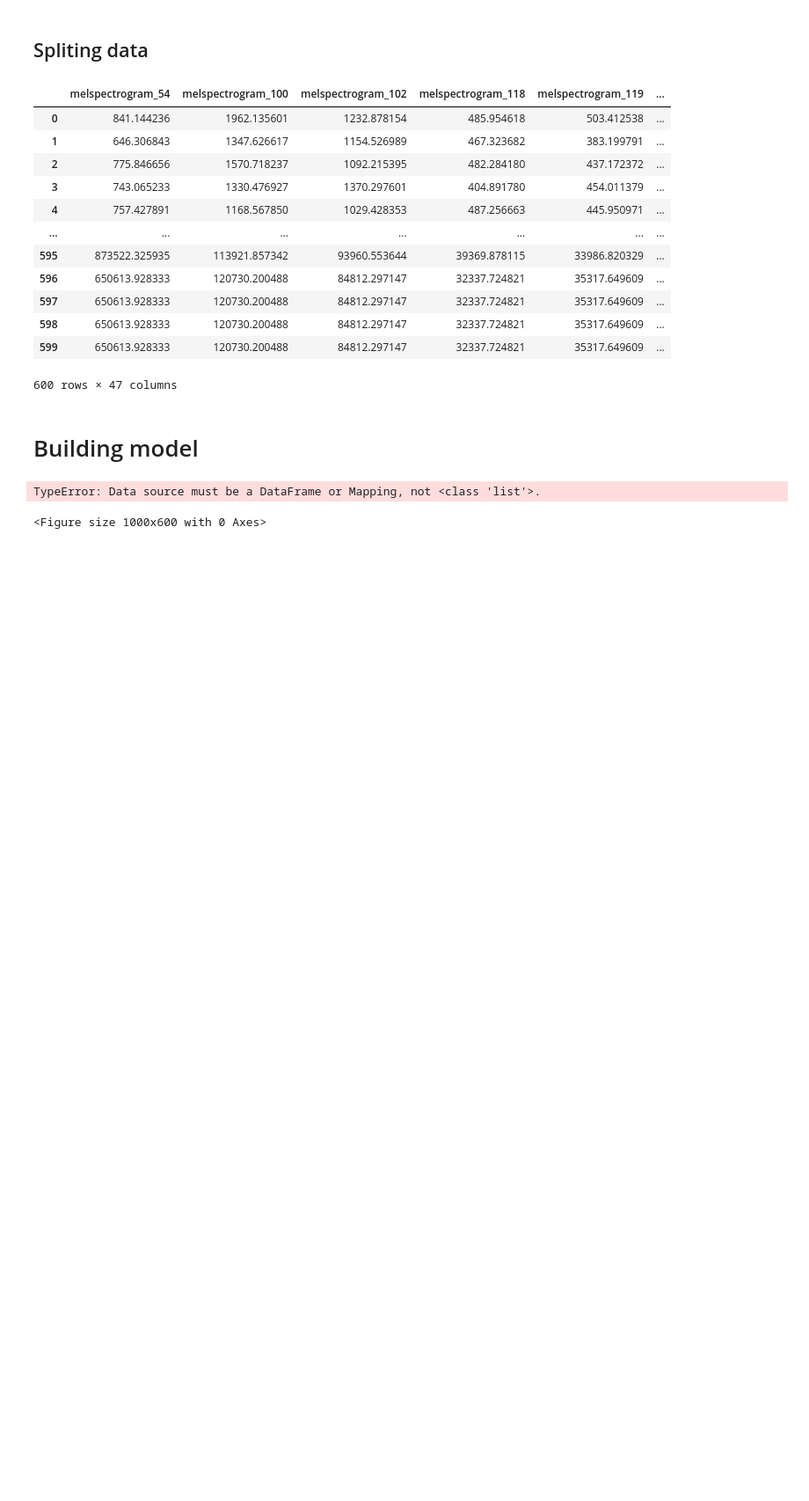
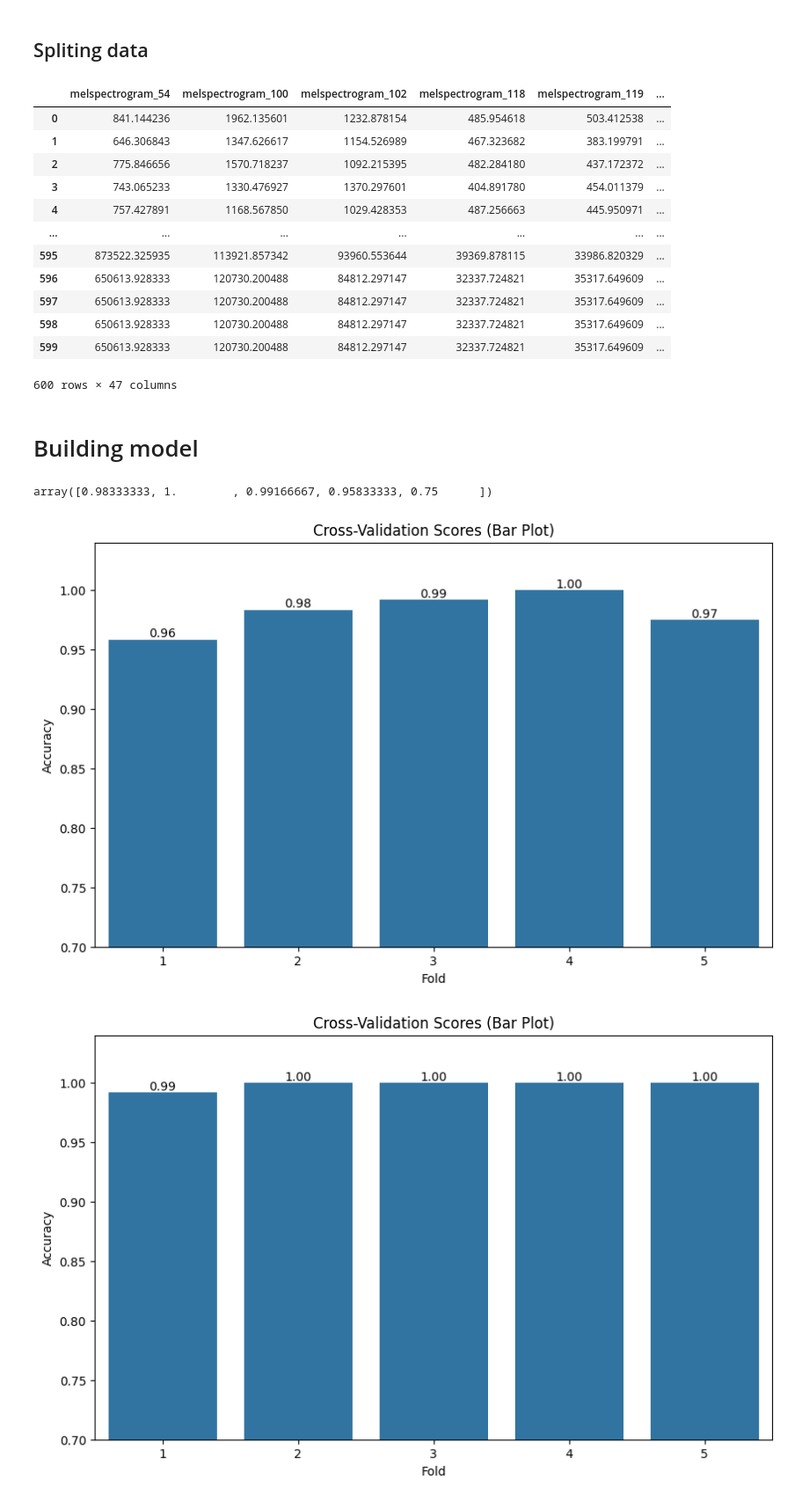
Before and after one commit to Mikaelow/Praca-inzynierska, a Jupyter notebook: lozyska.ipynb, the cells around one changed output. Shown: that part at 88% size. Saved outputs shown, nothing was run; the diff lists cells and outputs as text; code cells hidden in the pictures; blank space fills up the shorter version.

Commit message:
added models and improve features

```diff
--- a/lozyska.ipynb
+++ b/lozyska.ipynb
@@ -377,8 +375,15 @@ from sklearn.model_selection import cross_val_score
 bearing_model_tree = DecisionTreeClassifier(random_state=0)
 
 # Define the model random forest
-bearing_model_rf = RandomForestRegressor(random_state=0)
+bearing_model_rf = RandomForestClassifier(random_state=0)
+
+# Define the model gradient boosting
+bearing_model_gb = GradientBoostingClassifier(random_state=0)
 
 # Perform cross-validation
-cv_scores_tree = cross_val_score(bearing_model_tree, X, y, cv=5)  # Using 5-fold cross-validation
+cv_scores_tree = cross_val_score(bearing_model_tree, X, y, cv=5)
 cv_scores_rf = cross_val_score(bearing_model_rf, X, y, cv=5)
+cv_scores_gb = cross_val_score(bearing_model_gb, X, y, cv=5)
+cv_scores_gb
+# %% [output]
+array([0.98333333, 1.        , 0.99166667, 0.95833333, 0.75      ])
@@ -390,31 +390,30 @@ cv_scores_df = [cv_scores_tree_df, cv_scores_rf]
+# %%
+cv_scores = [cv_scores_tree, cv_scores_rf, cv_scores_gb]
 # %%
-def show_plots(cv_scores_df)
-    # Box plot
-    plt.figure(figsize=(10, 6))
-    sns.boxplot(data=cv_scores_df, y='CV Score')
-    plt.title('Cross-Validation Scores (Box Plot)')
-    plt.ylabel('Accuracy')
-    plt.show()
+def show_plots(cv_scores):
 
     # Bar plot with annotations
     plt.figure(figsize=(10, 6))
     bars = sns.barplot(x=np.arange(1, len(cv_scores) + 1), y=cv_scores)
     plt.title('Cross-Validation Scores (Bar Plot)')
     plt.xlabel('Fold')
     plt.ylabel('Accuracy')
-    plt.ylim(0.8, 1.04)  # Assuming accuracy ranges from 0 to 1
+    plt.ylim(0.70, 1.04)  # Assuming accuracy ranges from 0 to 1
 
     # Annotate each bar with its value
     for bar in bars.patches:
         height = bar.get_height()
         plt.text(
             bar.get_x() + bar.get_width() / 2,
             height,
             f'{height:.2f}',
             ha='center',
             va='bottom'
         )
     plt.show()
+show_plots(cv_scores[0])
+show_plots(cv_scores[1])
+show_plots(cv_scores[2])
 # %% [output]
-TypeError: Data source must be a DataFrame or Mapping, not <class 'list'>.
-<Figure size 1000x600 with 0 Axes>
+[figure, added]
+[figure, added]
```
Also changed, not shown: parts of 4 cells of this notebook.
